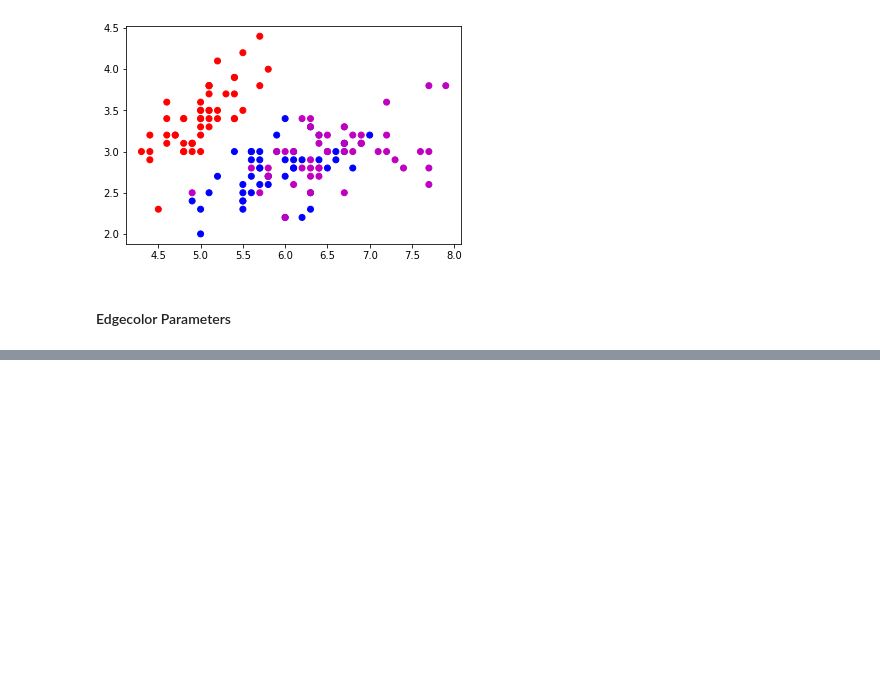
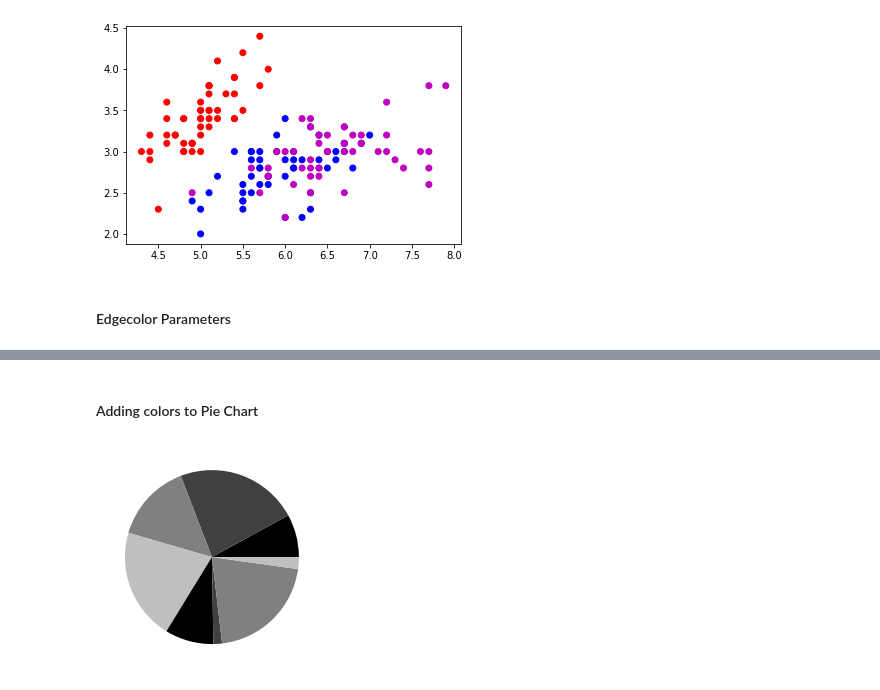
Before and after one commit to nitish-raj/ThePlayground, a Jupyter notebook: Data_Visualization_in_Python_for_Machine_Learning_Engineers.ipynb, the cells around one changed output, grey strips where cells are left out. Cells and saved outputs as stored; diff of their text form; code cells hidden in the pictures; blank space fills up the shorter version.

```diff
--- a/Data_Visualization_in_Python_for_Machine_Learning_Engineers.ipynb
+++ b/Data_Visualization_in_Python_for_Machine_Learning_Engineers.ipynb
@@ -233,0 +271,10 @@ plt.show()
+# %% [markdown]
+#### Adding colors to Pie Chart
+# %%
+values = np.random.rand(8)
+
+color_set = ['0.0','.25','.5','.75']
+plt.pie(values,colors=color_set)
+plt.show()
+# %% [output]
+[figure, added]
```
Also changed, not shown: parts of 26 cells of this notebook.
